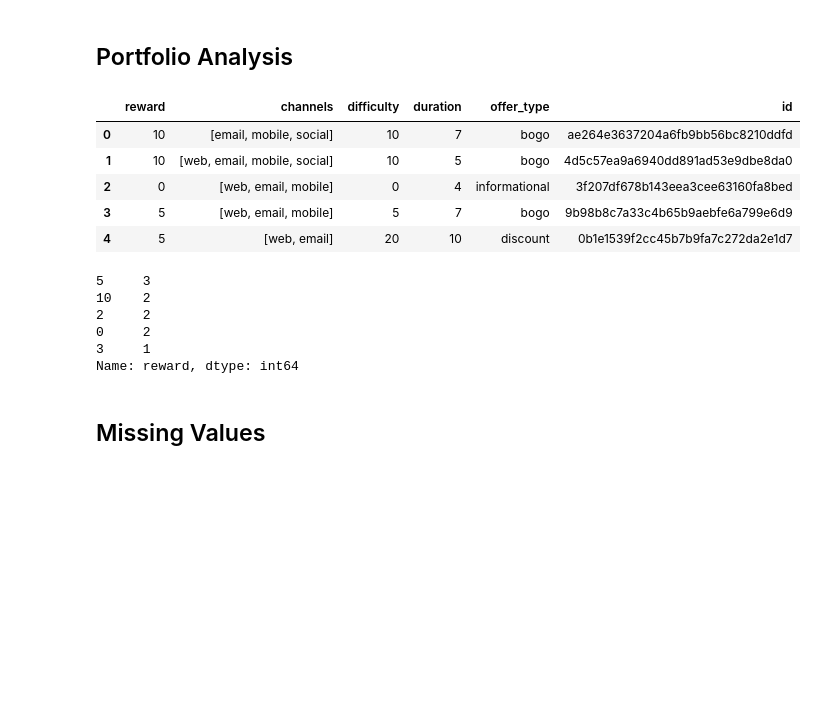
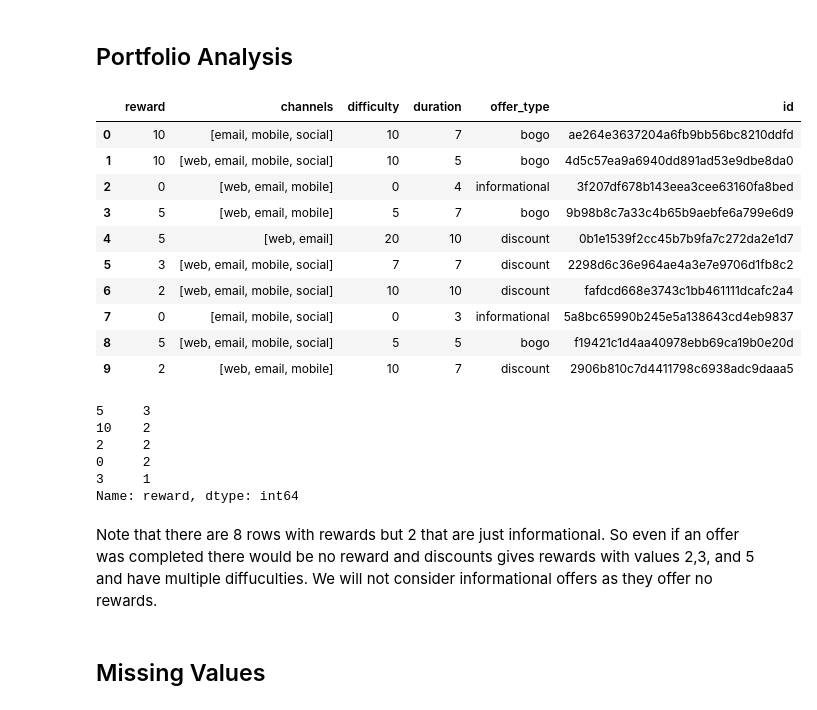
Before and after one commit to beauvilerobed/predict-consumer-responses, a Jupyter notebook: train_and_deploy.ipynb, the cells around one changed output. Cells and saved outputs as stored; diff of their text form; code cells hidden in the pictures; blank space fills up the shorter version.

Commit message:
update: added analysis for offer types

```diff
--- a/train_and_deploy.ipynb
+++ b/train_and_deploy.ipynb
@@ -143,14 +143,19 @@ Given the 300000+ records, it makes sense that offer completed has the smallest
 # %% [markdown]
 ## Portfolio Analysis
 # %%
-portfolio.head()
+portfolio.head(10)
 # %% [output]
 |  | reward | channels | difficulty | duration | offer_type | id |
 | 0 | 10 | [email, mobile, social] | 10 | 7 | bogo | ae264e3637204a6fb9bb56bc8210ddfd |
 | 1 | 10 | [web, email, mobile, social] | 10 | 5 | bogo | 4d5c57ea9a6940dd891ad53e9dbe8da0 |
 | 2 | 0 | [web, email, mobile] | 0 | 4 | informational | 3f207df678b143eea3cee63160fa8bed |
 | 3 | 5 | [web, email, mobile] | 5 | 7 | bogo | 9b98b8c7a33c4b65b9aebfe6a799e6d9 |
 | 4 | 5 | [web, email] | 20 | 10 | discount | 0b1e1539f2cc45b7b9fa7c272da2e1d7 |
+| 5 | 3 | [web, email, mobile, social] | 7 | 7 | discount | 2298d6c36e964ae4a3e7e9706d1fb8c2 |
+| 6 | 2 | [web, email, mobile, social] | 10 | 10 | discount | fafdcd668e3743c1bb461111dcafc2a4 |
+| 7 | 0 | [email, mobile, social] | 0 | 3 | informational | 5a8bc65990b245e5a138643cd4eb9837 |
+| 8 | 5 | [web, email, mobile, social] | 5 | 5 | bogo | f19421c1d4aa40978ebb69ca19b0e20d |
+| 9 | 2 | [web, email, mobile] | 10 | 7 | discount | 2906b810c7d4411798c6938adc9daaa5 |
 # %%
 portfolio['reward'].value_counts()
 # %% [output]
@@ -160,6 +165,8 @@ portfolio['reward'].value_counts()
 0     2
 3     1
 Name: reward, dtype: int64
+# %% [markdown]
+Note that there are 8 rows with rewards but 2 that are just informational. So even if an offer was completed there would be no reward and discounts gives rewards with values 2,3, and 5 and have multiple diffuculties. We will not consider informational offers as they offer no rewards.
 # %% [markdown]
 ## Missing Values
 # %% [markdown]
```
